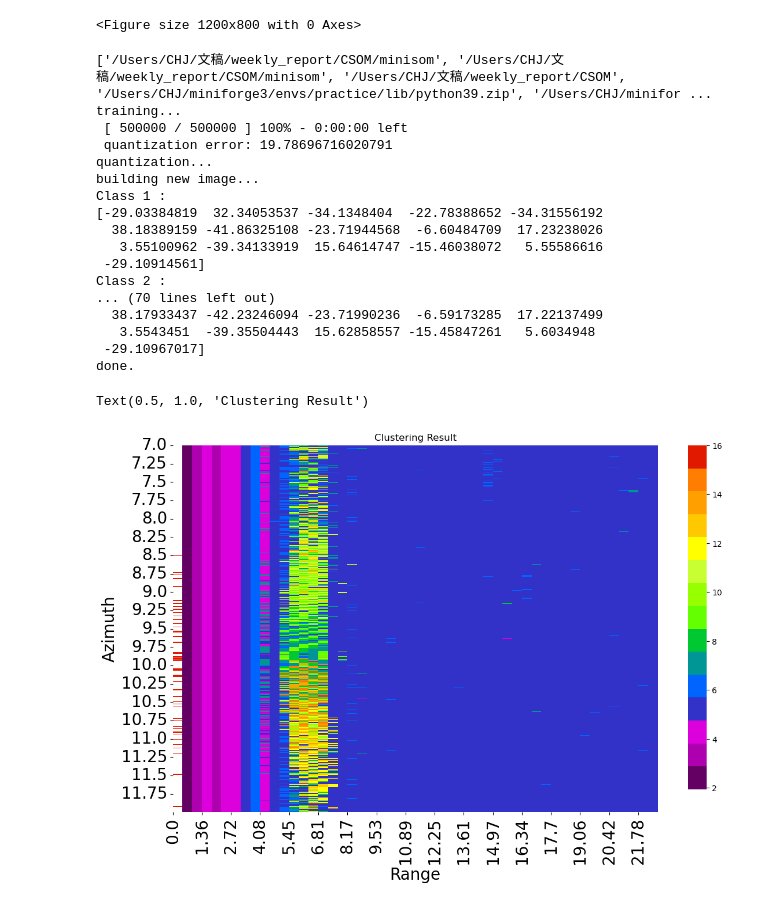
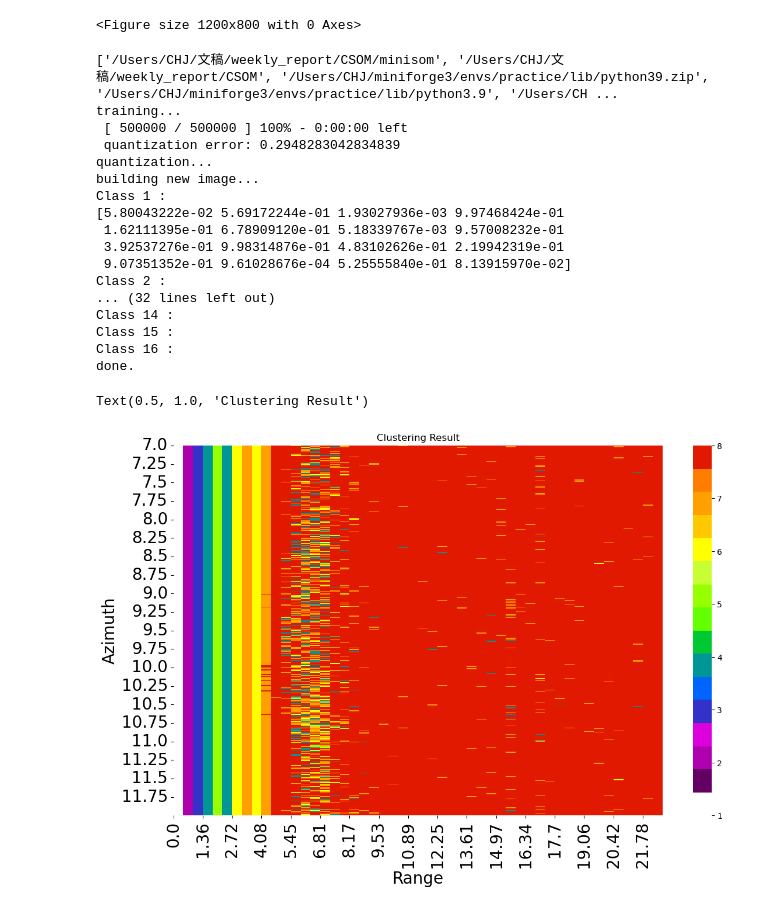
Before and after one commit to 944750720/CSOM, a Jupyter notebook: minisom_cluster_8ch_complexval.ipynb, the cells around one changed output. Drawn from its saved outputs; the diff is of its cells as text; code cells hidden in the pictures.

```diff
--- a/minisom_cluster_8ch_complexval.ipynb
+++ b/minisom_cluster_8ch_complexval.ipynb
@@ -57,8 +57,11 @@ for i in range(8):
     amp_data = 20 * np.log10(np.abs(data[az_s_index:az_e_index, rg_s_index:rg_e_index]))
     phase_data = np.angle(data[az_s_index:az_e_index, rg_s_index:rg_e_index])
     # calculate real and image part of 20log10(abs(data)) and phase_data
-    real_part = amp_data * np.cos(phase_data*math.pai)
-    imag_part = amp_data * np.sin(phase_data*math.pai)
+    real_part = amp_data * np.cos(phase_data*math.pi)
+    imag_part = amp_data * np.sin(phase_data*math.pi)
+    # normalize real_part and imag_part
+    real_part = (real_part - real_part.min()) / (real_part.max() - real_part.min())
+    imag_part = (imag_part - imag_part.min()) / (imag_part.max() - imag_part.min())
     complex_val_i = np.stack((real_part, imag_part),axis=-1)
     complex_val.append(complex_val_i)
 complex_val = np.stack(complex_val, axis=-1)
@@ -103,9 +106,6 @@ import sys
 sys.path.insert(0,'/Users/CHJ/文稿/weekly_report/CSOM/minisom') # when the module name is same as built-in module, can not use from ... import ...
 print(sys.path)
 import minisom
-
-# # read the image
-# img = plt.imread('tree.jpg')
 
 # # reshaping the pixels matrix
 # pixels = np.reshape(img, (img.shape[0]*img.shape[1], 1))
@@ -117,7 +117,7 @@ som = minisom.MiniSom(4, 4, 16, sigma=1.,
               learning_rate=0.9, neighborhood_function='bubble')
 som.random_weights_init(pixels)
 starting_weights = som.get_weights().copy()  # saving the starting weights
-som.train(pixels, 20, random_order=True, verbose=True, use_epochs=True)
+som.train(pixels, 500000, random_order=True, verbose=True, use_epochs=False)
 
 print('quantization...')
 qnt = som.quantization(pixels)  # quantize each pixels of the image
@@ -209,41 +209,41 @@ print('done.')
 #     plt.savefig('phase_' +str(j)+ ".pdf", format = "pdf", bbox_inches = 'tight')
 
 all_font = 20
 plt.figure(figsize=(12, 8))
 # my_cmap = cmaps.precip2_15lev
 # my_cmap.set_under('w')
 sns.heatmap(class_labels, cmap=cmaps.precip2_15lev)
 name = ["", "range [m]", "azimuth [s]"]
 dx = d_tau * light_speed / 2 / 2
 dy = 0.01
 x_step = int(rg_len / 25) + 1
 y_step = int(az_len / 20)
 plt.xticks(np.arange(0, rg_e_index - rg_s_index, step = x_step), np.round(np.arange(rg_s_index * dx, rg_e_index * dx, step = dx * x_step), 2), fontsize = all_font, rotation = 90)
 plt.yticks(np.arange(0, az_e_index - az_s_index, step = y_step), np.round(np.arange(az_s_index * dy, az_e_index * dy, step = dy * y_step), 2), fontsize = all_font)
 plt.title(name[0])
 plt.xlabel(name[1], fontsize = all_font)
 plt.ylabel(name[2], fontsize = all_font)
 plt.tight_layout()
 plt.xlabel("Range")
 plt.ylabel("Azimuth")
 plt.title("Clustering Result")
 # %% [output]
-['/Users/CHJ/文稿/weekly_report/CSOM/minisom', '/Users/CHJ/文稿/weekly_report/CSOM/minisom', '/Users/CHJ/文稿/weekly_report/CSOM', '/Users/CHJ/miniforge3/envs/practice/lib/python39.zip', '/Users/CHJ/minifor ...
+['/Users/CHJ/文稿/weekly_report/CSOM/minisom', '/Users/CHJ/文稿/weekly_report/CSOM', '/Users/CHJ/miniforge3/envs/practice/lib/python39.zip', '/Users/CHJ/miniforge3/envs/practice/lib/python3.9', '/Users/CH ...
 training...
  [ 500000 / 500000 ] 100% - 0:00:00 left
- quantization error: 19.78696716020791
+ quantization error: 0.2948283042834839
 quantization...
 building new image...
 Class 1 :
-[-29.03384819  32.34053537 -34.1348404  -22.78388652 -34.31556192
-  38.18389159 -41.86325108 -23.71944568  -6.60484709  17.23238026
-   3.55100962 -39.34133919  15.64614747 -15.46038072   5.55586616
- -29.10914561]
+[5.80043222e-02 5.69172244e-01 1.93027936e-03 9.97468424e-01
+ 1.62111395e-01 6.78909120e-01 5.18339767e-03 9.57008232e-01
+ 3.92537276e-01 9.98314876e-01 4.83102626e-01 2.19942319e-01
+ 9.07351352e-01 9.61028676e-04 5.25555840e-01 8.13915970e-02]
 Class 2 :
-... (70 lines left out)
-  38.17933437 -42.23246094 -23.71990236  -6.59173285  17.22137499
-   3.5543451  -39.35504443  15.62858557 -15.45847261   5.6034948
- -29.10967017]
+... (32 lines left out)
+Class 14 :
+Class 15 :
+Class 16 :
 done.
 Text(0.5, 1.0, 'Clustering Result')
-[figure, old version]
+[figure, new version]
```
Also changed, not shown: 3 other files.
